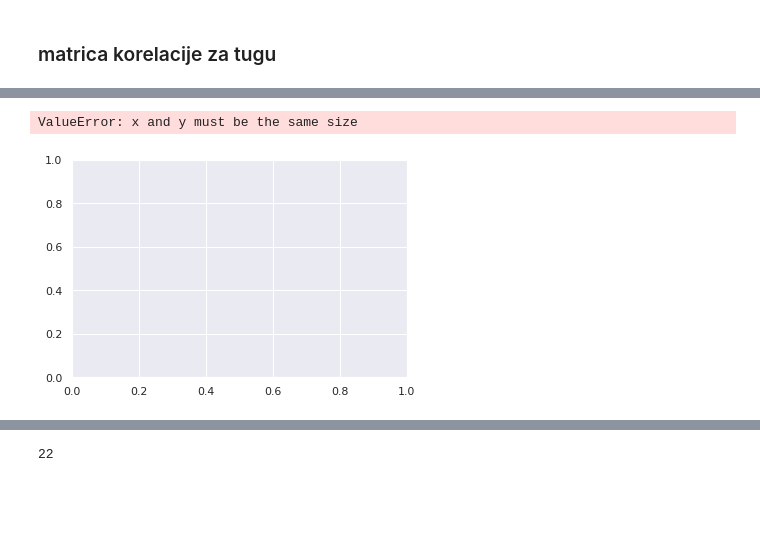
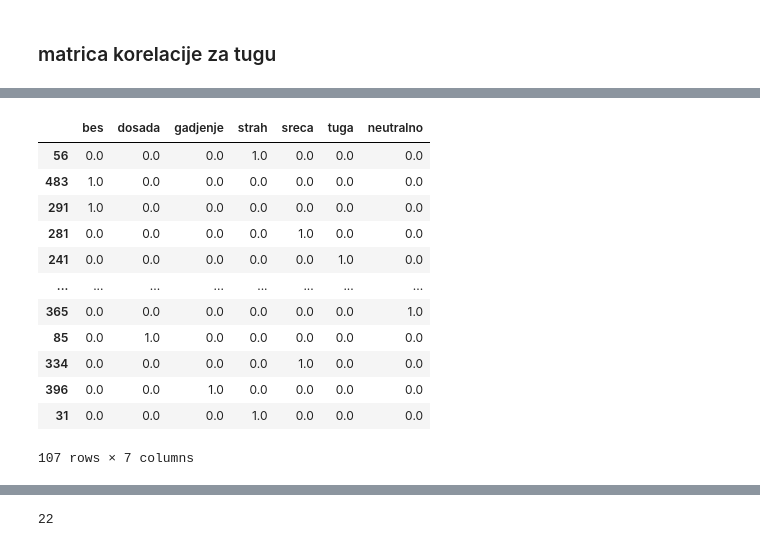
Before and after one commit to pfe-rs/lk-s-2023-prepoznavanje-emocija, a Jupyter notebook: klasifikacija.ipynb, the cells around one changed output, grey strips where cells are left out. Saved outputs shown, nothing was run; the diff lists cells and outputs as text; code cells hidden in the pictures; blank space fills up the shorter version.

```diff
--- a/klasifikacija.ipynb
+++ b/klasifikacija.ipynb
@@ -186,10 +216,7 @@ X_test
 # %%
-cmap = sns.cubehelix_palette(as_cmap=True)
-f, ax = plt.subplots()
-points = ax.scatter(
-    X_test["duzine"], y_test[:], c=test_preds, s=50, cmap=cmap)
-f.colorbar(points)
-plt.show()
+# cmap = sns.cubehelix_palette(as_cmap=True)
+# f, ax = plt.subplots()
+# points = ax.scatter(
+#     X_test["duzine"], y_test[:], c=test_preds, s=50, cmap=cmap)
+# f.colorbar(points)
+# plt.show()
-# %% [output]
-ValueError: x and y must be the same size
-[figure, removed]
@@ -195,0 +240,16 @@ ValueError: x and y must be the same size
+# %%
+y_test
+# %% [output]
+|  | bes | dosada | gadjenje | strah | sreca | tuga | neutralno |
+| 56 | 0.0 | 0.0 | 0.0 | 1.0 | 0.0 | 0.0 | 0.0 |
+| 483 | 1.0 | 0.0 | 0.0 | 0.0 | 0.0 | 0.0 | 0.0 |
+| 291 | 1.0 | 0.0 | 0.0 | 0.0 | 0.0 | 0.0 | 0.0 |
+| 281 | 0.0 | 0.0 | 0.0 | 0.0 | 1.0 | 0.0 | 0.0 |
+| 241 | 0.0 | 0.0 | 0.0 | 0.0 | 0.0 | 1.0 | 0.0 |
+| ... | ... | ... | ... | ... | ... | ... | ... |
+| 365 | 0.0 | 0.0 | 0.0 | 0.0 | 0.0 | 0.0 | 1.0 |
+| 85 | 0.0 | 1.0 | 0.0 | 0.0 | 0.0 | 0.0 | 0.0 |
+| 334 | 0.0 | 0.0 | 0.0 | 0.0 | 1.0 | 0.0 | 0.0 |
+| 396 | 0.0 | 0.0 | 1.0 | 0.0 | 0.0 | 0.0 | 0.0 |
+| 31 | 0.0 | 0.0 | 0.0 | 1.0 | 0.0 | 0.0 | 0.0 |
+107 rows × 7 columns
```
Also changed, not shown: parts of 22 cells of this notebook, 2 other files.
